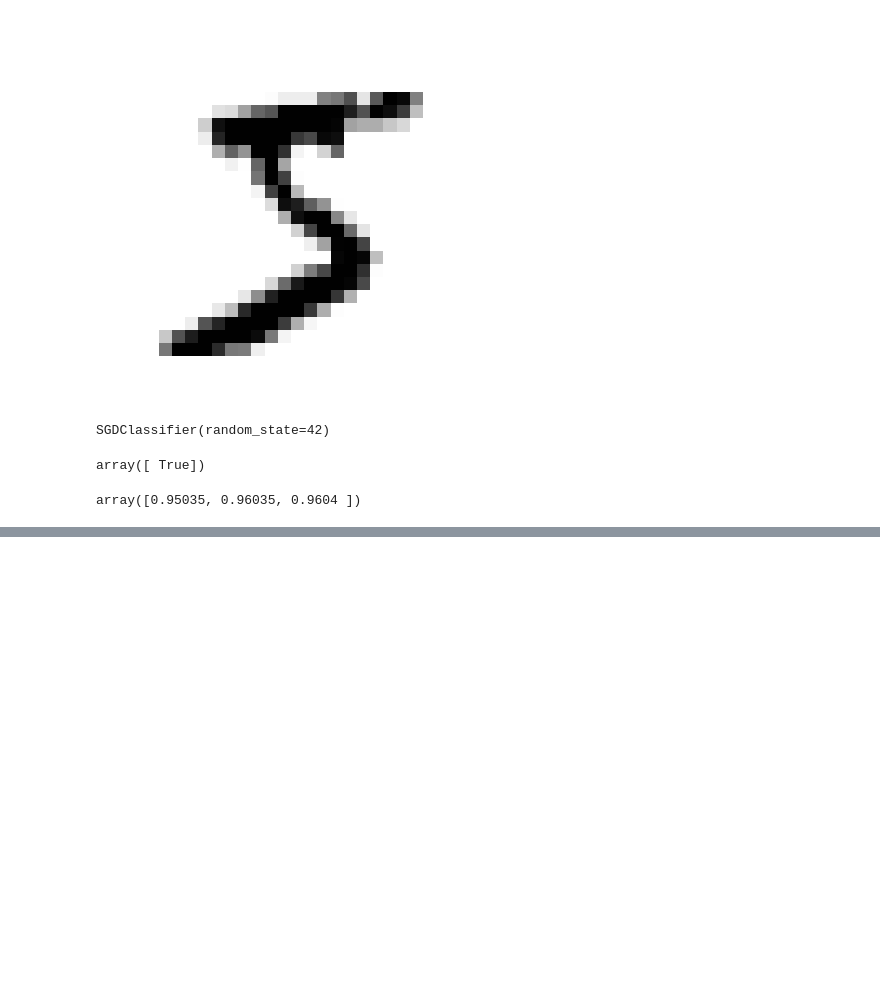
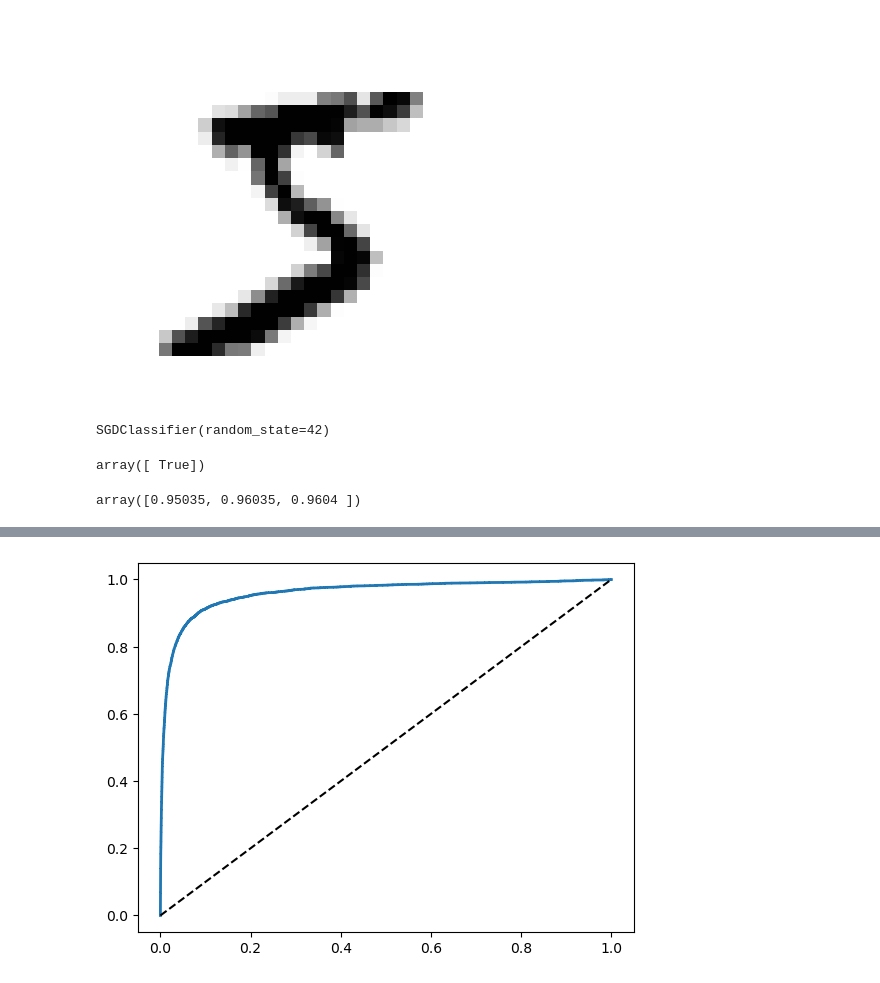
Before and after one commit to bunny5058/ML-project-1, a Jupyter notebook: classification/Untitled.ipynb, the cells around one changed output, grey strips where cells are left out. Cells and saved outputs as stored; diff of their text form; code cells hidden in the pictures; blank space fills up the shorter version.

```diff
--- a/classification/Untitled.ipynb
+++ b/classification/Untitled.ipynb
@@ -46,0 +128,5 @@ array([0.95035, 0.96035, 0.9604 ])
+# %%
+plot_roc_curve(fpr,tpr)
+plt.show()
+# %% [output]
+[figure, added]
```
Also changed, not shown: parts of 19 cells of this notebook.
